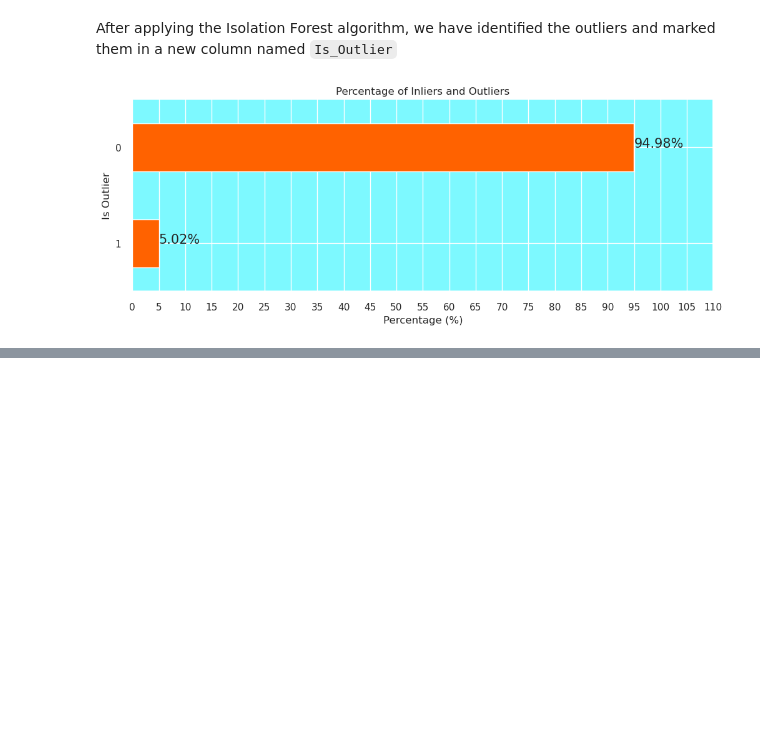
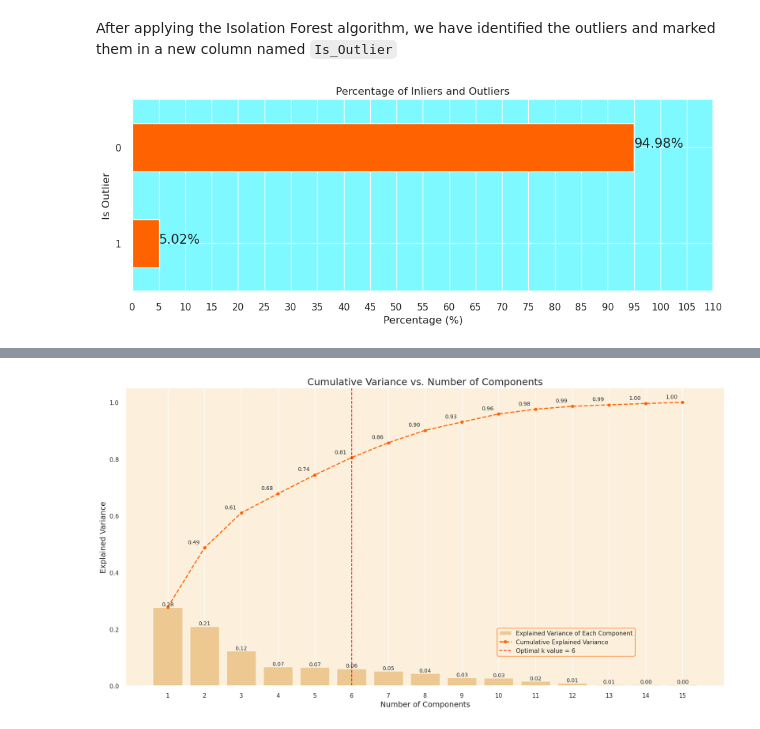
Before and after one commit to AMIdrissi/Recommendation-System, a Jupyter notebook: recommendationSystem.ipynb, the cells around one changed output, grey strips where cells are left out. Saved outputs shown, nothing was run; the diff lists cells and outputs as text; code cells hidden in the pictures; blank space fills up the shorter version.

```diff
--- a/recommendationSystem.ipynb
+++ b/recommendationSystem.ipynb
@@ -1015,0 +1117,18 @@ from the plot above we have about 5% of customers that have been flagged as outl
+# %%
+# Initialize the StandardScaler
+scaler = StandardScaler()
+
+# List of columns that don't need to be scaled
+columns_to_exclude = ['CustomerID', 'Is_UK', 'Day_Of_Week'] # Like we mentionned above
+
+# List of columns that need to be scaled
+columns_to_scale = customer_data_cleaned.columns.difference(columns_to_exclude)
+
+# Copy the cleaned dataset , since we want to preserve the cleaned data for further analysis
+customer_data_scaled = customer_data_cleaned.copy()
+
+# Applying the scaler to the necessary columns in the dataset
+customer_data_scaled[columns_to_scale] = scaler.fit_transform(customer_data_scaled[columns_to_scale])
+
+# Display the first few rows of the scaled data
+customer_data_scaled.head()
@@ -1015,0 +1158,61 @@ from the plot above we have about 5% of customers that have been flagged as outl
+# %%
+# Setting CustomerID as the index column
+customer_data_scaled.set_index('CustomerID', inplace=True)
+
+# Apply PCA
+pca = PCA().fit(customer_data_scaled)
+
+# Calculate the Cumulative Sum of the Explained Variance
+explained_variance_ratio = pca.explained_variance_ratio_
+cumulative_explained_variance = np.cumsum(explained_variance_ratio)
+
+# Set the optimal k value (based on our analysis, we can choose 6)
+optimal_k = 6
+
+# Set seaborn plot style
+sns.set_theme(rc={'axes.facecolor': '#fcf0dc'}, style='darkgrid')
+
+# Plot the cumulative explained variance against the number of components
+plt.figure(figsize=(20, 10))
+
+# Bar chart for the explained variance of each component
+barplot = sns.barplot(x=list(range(1, len(cumulative_explained_variance) + 1)),
+                      y=explained_variance_ratio,
+                      color='#fcc36d',
+                      alpha=0.8)
+
+# Line plot for the cumulative explained variance
+lineplot, = plt.plot(range(0, len(cumulative_explained_variance)), cumulative_explained_variance,
+                     marker='o', linestyle='--', color='#ff6200', linewidth=2)
+
+# Plot optimal k value line
+optimal_k_line = plt.axvline(optimal_k - 1, color='red', linestyle='--', label=f'Optimal k value = {optimal_k}')
+
+# Set labels and title
+plt.xlabel('Number of Components', fontsize=14)
+plt.ylabel('Explained Variance', fontsize=14)
+plt.title('Cumulative Variance vs. Number of Components', fontsize=18)
+
+# Customize ticks and legend
+plt.xticks(range(0, len(cumulative_explained_variance)))
+plt.legend(handles=[barplot.patches[0], lineplot, optimal_k_line],
+           labels=['Explained Variance of Each Component', 'Cumulative Explained Variance', f'Optimal k value = {optimal_k}'],
+           loc=(0.62, 0.1),
+           frameon=True,
+           framealpha=1.0,
+           edgecolor='#ff6200')
+
+# Display the variance values for both graphs on the plots
+x_offset = -0.3
+y_offset = 0.01
+for i, (ev_ratio, cum_ev_ratio) in enumerate(zip(explained_variance_ratio, cumulative_explained_variance)):
+    plt.text(i, ev_ratio, f"{ev_ratio:.2f}", ha="center", va="bottom", fontsize=10)
+    if i > 0:
+        plt.text(i + x_offset, cum_ev_ratio + y_offset, f"{cum_ev_ratio:.2f}", ha="center", va="bottom", fontsize=10)
+
+plt.grid(axis='both')
+plt.show()
+
+# also used standard ploting here instead of that big circle i used use
+# %% [output]
+[figure, added]
```
Also changed, not shown: parts of 17 cells of this notebook.
